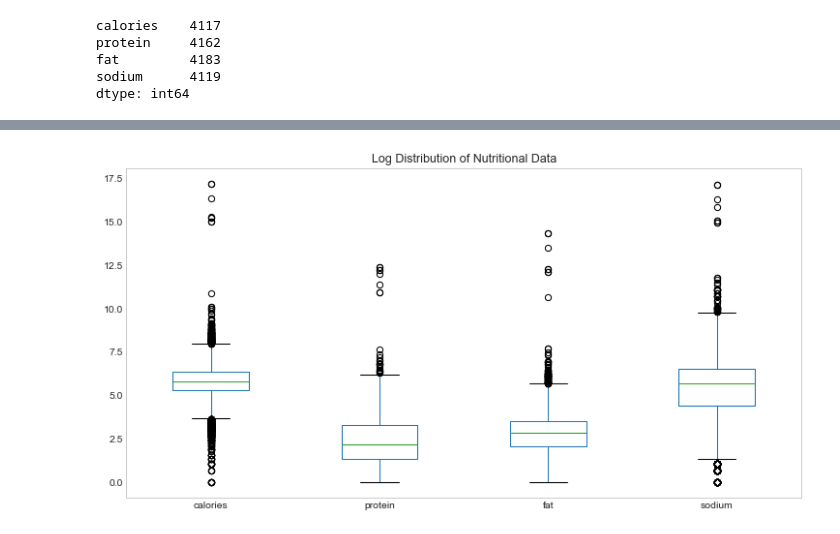
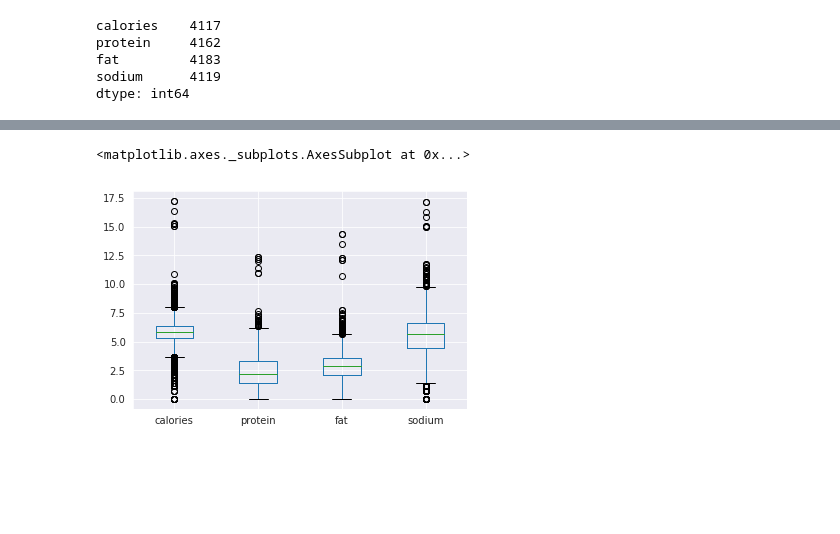
Before and after one commit to majickdave/thinkful-datasci-unit3, a Jupyter notebook: SVM-Guided.ipynb, the cells around one changed output, grey strips where cells are left out. Saved outputs shown, nothing was run; the diff lists cells and outputs as text; code cells hidden in the pictures; blank space fills up the shorter version.

```diff
--- a/SVM-Guided.ipynb
+++ b/SVM-Guided.ipynb
@@ -112,11 +107,8 @@ g = sns.heatmap(df.iloc[:, :10].corr(), vmin= 0.8)
-# %%
-sns.set_style("whitegrid")
-plt.figure(dpi=75, figsize=(12,6))
-np.log(df[['calories', 'protein', 'fat', 'sodium']]+1).boxplot(grid=False)
-plt.title("Log Distribution of Nutritional Data")
-plt.show()
-# %% [output]
-[figure, removed]
+# %%
+np.log(df[['calories', 'protein', 'fat', 'sodium']]+1).boxplot()
+# %% [output]
+<matplotlib.axes._subplots.AxesSubplot at 0x...>
+[figure, added]
 # %%
 features = np.log(df[['calories', 'protein', 'fat', 'sodium']]+1)
 # %%
```
Also changed, not shown: parts of 24 cells of this notebook.
